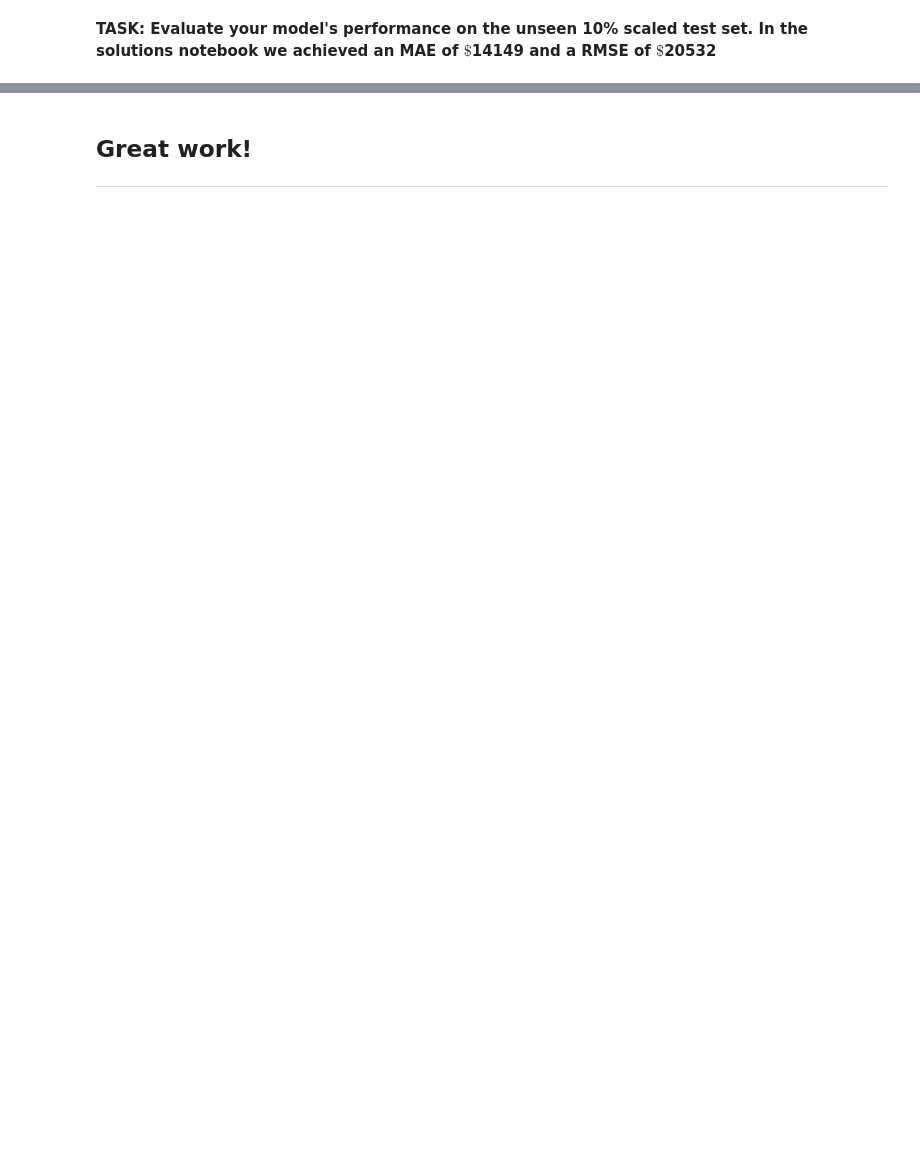
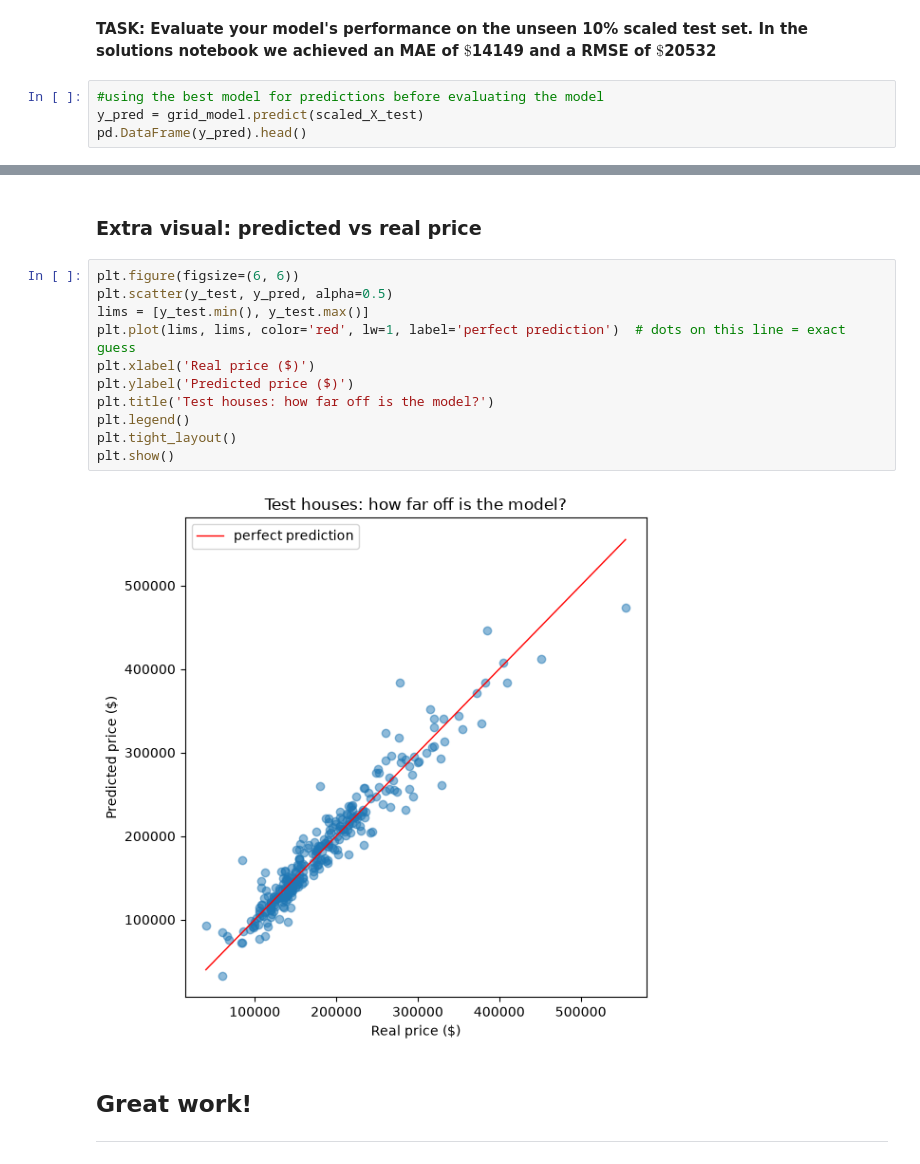
Before and after one commit to massirr/Machine-Learning---Forecasting, a Jupyter notebook: 3 - Regularization, Cross Validation, GridSearch/3 - Reg & CV & GS (Exc) (my notes).ipynb, the cells around one changed output, grey strips where cells are left out. Drawn from its saved outputs; the diff is of its cells as text; blank space fills up the shorter version.

```diff
--- a/3 - Regularization, Cross Validation, GridSearch/3 - Reg & CV & GS (Exc) (my notes).ipynb
+++ b/3 - Regularization, Cross Validation, GridSearch/3 - Reg & CV & GS (Exc) (my notes).ipynb
@@ -70,2 +210,6 @@ df.describe()
 # %% [markdown]
 **TASK: Evaluate your model's performance on the unseen 10% scaled test set. In the solutions notebook we achieved an MAE of $\$$14149 and a RMSE of $\$$20532**
+# %%
+#using the best model for predictions before evaluating the model
+y_pred = grid_model.predict(scaled_X_test)
+pd.DataFrame(y_pred).head()
@@ -72,3 +256,18 @@ df.describe()
+# %% [markdown]
+### Extra visual: predicted vs real price
+# %%
+plt.figure(figsize=(6, 6))
+plt.scatter(y_test, y_pred, alpha=0.5)
+lims = [y_test.min(), y_test.max()]
+plt.plot(lims, lims, color='red', lw=1, label='perfect prediction')  # dots on this line = exact guess
+plt.xlabel('Real price ($)')
+plt.ylabel('Predicted price ($)')
+plt.title('Test houses: how far off is the model?')
+plt.legend()
+plt.tight_layout()
+plt.show()
+# %% [output]
+[figure, added]
 # %% [markdown]
 ## Great work!
 
```
Also changed, not shown: parts of 25 cells of this notebook, 2 other files.
